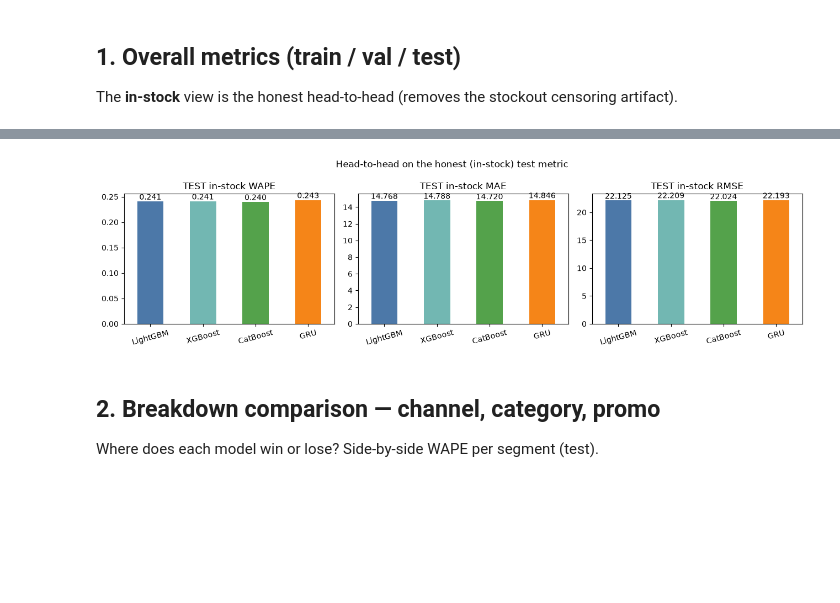
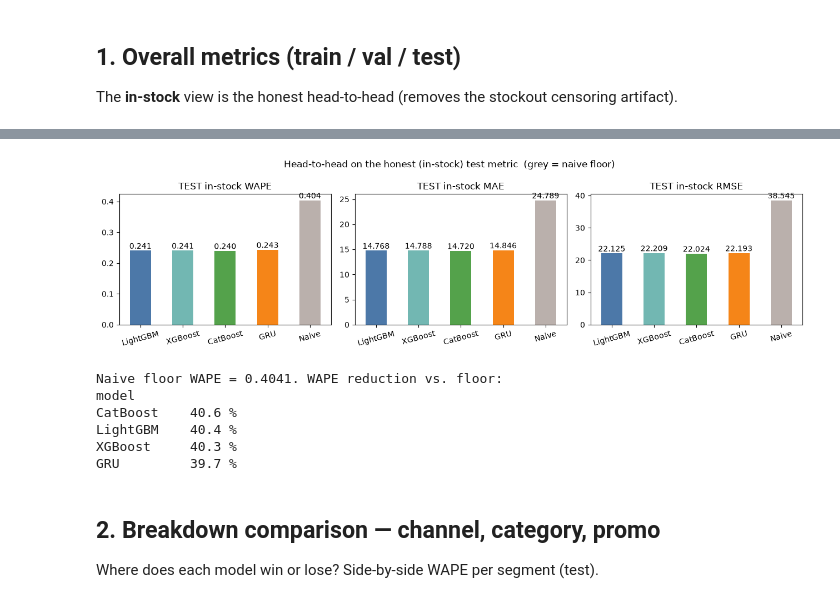
Before and after one commit to sush4nt/time-series-forecasting, a Jupyter notebook: notebooks/model_comparison.ipynb, the cells around one changed output, grey strips where cells are left out. Cells and saved outputs as stored; diff of their text form; code cells hidden in the pictures; blank space fills up the shorter version.

```diff
--- a/notebooks/model_comparison.ipynb
+++ b/notebooks/model_comparison.ipynb
@@ -36,13 +37,13 @@ def latest(prefix: str) -> Path | None:
     runs = [p for p in ARTIFACTS.glob(f"{prefix}*/") if p.is_dir()]
     return max(runs, key=lambda p: p.stat().st_mtime) if runs else None
 
-# All model families compared on identical splits/metrics. Each maps to its
+# Learned model families compared on identical splits/metrics. Each maps to its
 # LATEST run folder; missing models are skipped automatically.
 MODEL_PREFIX = {"LightGBM": "lightgbm", "XGBoost": "xgboost",
                 "CatBoost": "catboost", "GRU": "gru"}
-# Stable colour per model for every chart below.
-COLORS = {"LightGBM": "#4C78A8", "XGBoost": "#72B7B2",
-          "CatBoost": "#54A24B", "GRU": "#F58518"}
+# Stable colour per entry for every chart below ("Naive" = the reference floor).
+COLORS = {"LightGBM": "#4C78A8", "XGBoost": "#72B7B2", "CatBoost": "#54A24B",
+          "GRU": "#F58518", "Naive": "#BAB0AC"}
 
 def load(run_dir: Path) -> dict:
     with open(run_dir / "metrics.json") as f:
@@ -51,19 +52,30 @@ def load(run_dir: Path) -> dict:
         run_meta = json.load(f)
     return {"metrics": metrics, "run_meta": run_meta, "dir": run_dir}
 
-runs, palette = {}, []
+runs = {}
 for name, prefix in MODEL_PREFIX.items():
     d = latest(prefix)
     if d is None:
         print(f"{name:<9} <- (no run found, skipped)")
         continue
     runs[name] = load(d)
-    palette.append(COLORS[name])
     print(f"{name:<9} <- {d.name}")
 
-MODELS = list(runs)            # comparison order, only models that exist
+MODELS = list(runs)            # learned models only (order = comparison order)
 TREES = [m for m in MODELS if m != "GRU"]
 assert MODELS, "No runs found in artifacts/ — train at least one model first."
+
+# Seasonal-naive reference *floor* (optional). Loaded as a separate entry so the
+# "winner" logic below never treats it as a contender — it is the bar to clear.
+NAIVE = None
+nd = latest("naive_seasonal")
+if nd is not None:
+    runs["Naive"] = load(nd); NAIVE = "Naive"
+    print(f"{'Naive':<9} <- {nd.name}  (reference floor — same-weekday, lag 14)")
+
+ALL = MODELS + ([NAIVE] if NAIVE else [])   # models + floor, for display tables
+cols = lambda names: [COLORS[n] for n in names]   # colour list helper
+palette = cols(MODELS)
 # %% [output]
 LightGBM  <- lightgbm_20260903_185246
 XGBoost   <- xgboost_20260903_183405
@@ -103,17 +116,30 @@ overall.pivot_table(index=["split", "view"], columns="model",
 # %%
-# Headline: test, in-stock.
+# Headline: test, in-stock. Models + the naive floor (grey) so the gap is visible.
 head = (overall[(overall["split"] == "test") & (overall["view"] == "in_stock")]
-        .set_index("model").reindex(MODELS))
+        .set_index("model").reindex(ALL))
 fig, axes = plt.subplots(1, 3, figsize=(13, 3.6))
 for ax, col in zip(axes, ["WAPE", "MAE", "RMSE"]):
-    head[col].plot(kind="bar", ax=ax, color=palette)
+    head[col].plot(kind="bar", ax=ax, color=cols(ALL))
     ax.set_title(f"TEST in-stock {col}"); ax.set_xlabel(""); ax.tick_params(axis="x", rotation=15)
     for i, v in enumerate(head[col]):
         ax.text(i, v, f"{v:.3f}", ha="center", va="bottom")
-fig.suptitle("Head-to-head on the honest (in-stock) test metric")
+fig.suptitle("Head-to-head on the honest (in-stock) test metric  (grey = naive floor)")
 plt.tight_layout(); plt.show()
+
+# How much each learned model beats the floor (lower WAPE = better).
+if NAIVE:
+    floor = head.loc[NAIVE, "WAPE"]
+    lift = ((floor - head.loc[MODELS, "WAPE"]) / floor * 100).round(1)
+    print(f"Naive floor WAPE = {floor:.4f}. WAPE reduction vs. floor:")
+    print(lift.sort_values(ascending=False).astype(str).add(" %").to_string())
 # %% [output]
-[figure, old version]
+[figure, new version]
+Naive floor WAPE = 0.4041. WAPE reduction vs. floor:
+model
+CatBoost    40.6 %
+LightGBM    40.4 %
+XGBoost     40.3 %
+GRU         39.7 %
 # %% [markdown]
 ## 2. Breakdown comparison — channel, category, promo
 
```
Also changed, not shown: parts of 11 cells of this notebook, 3 other files.
